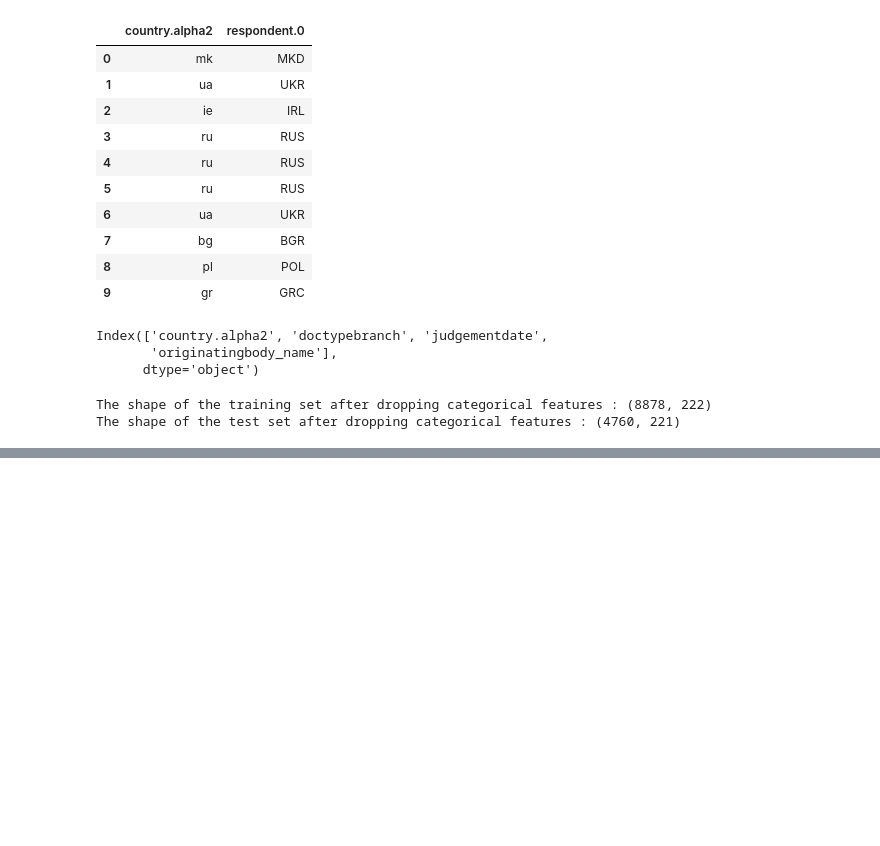
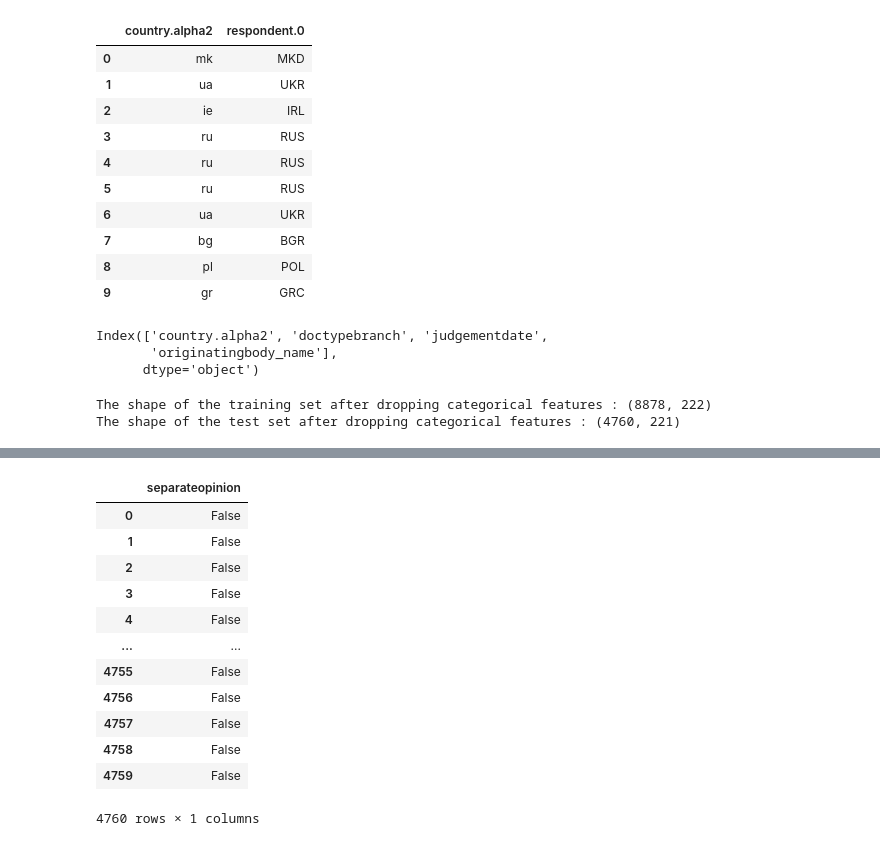
Before and after one commit to nabanitarimpi/customer-grievance-prediction, a Jupyter notebook: predict_grievance.ipynb, the cells around one changed output, grey strips where cells are left out. Drawn from its saved outputs; the diff is of its cells as text; code cells hidden in the pictures; blank space fills up the shorter version.

```diff
--- a/predict_grievance.ipynb
+++ b/predict_grievance.ipynb
@@ -796,0 +823,16 @@ The shape of the test set after dropping categorical features : (4760, 221)
+# %%
+test_df.select_dtypes(include='bool')
+# %% [output]
+|  | separateopinion |
+| 0 | False |
+| 1 | False |
+| 2 | False |
+| 3 | False |
+| 4 | False |
+| ... | ... |
+| 4755 | False |
+| 4756 | False |
+| 4757 | False |
+| 4758 | False |
+| 4759 | False |
+4760 rows × 1 columns
```
Also changed, not shown: parts of 41 cells of this notebook.
